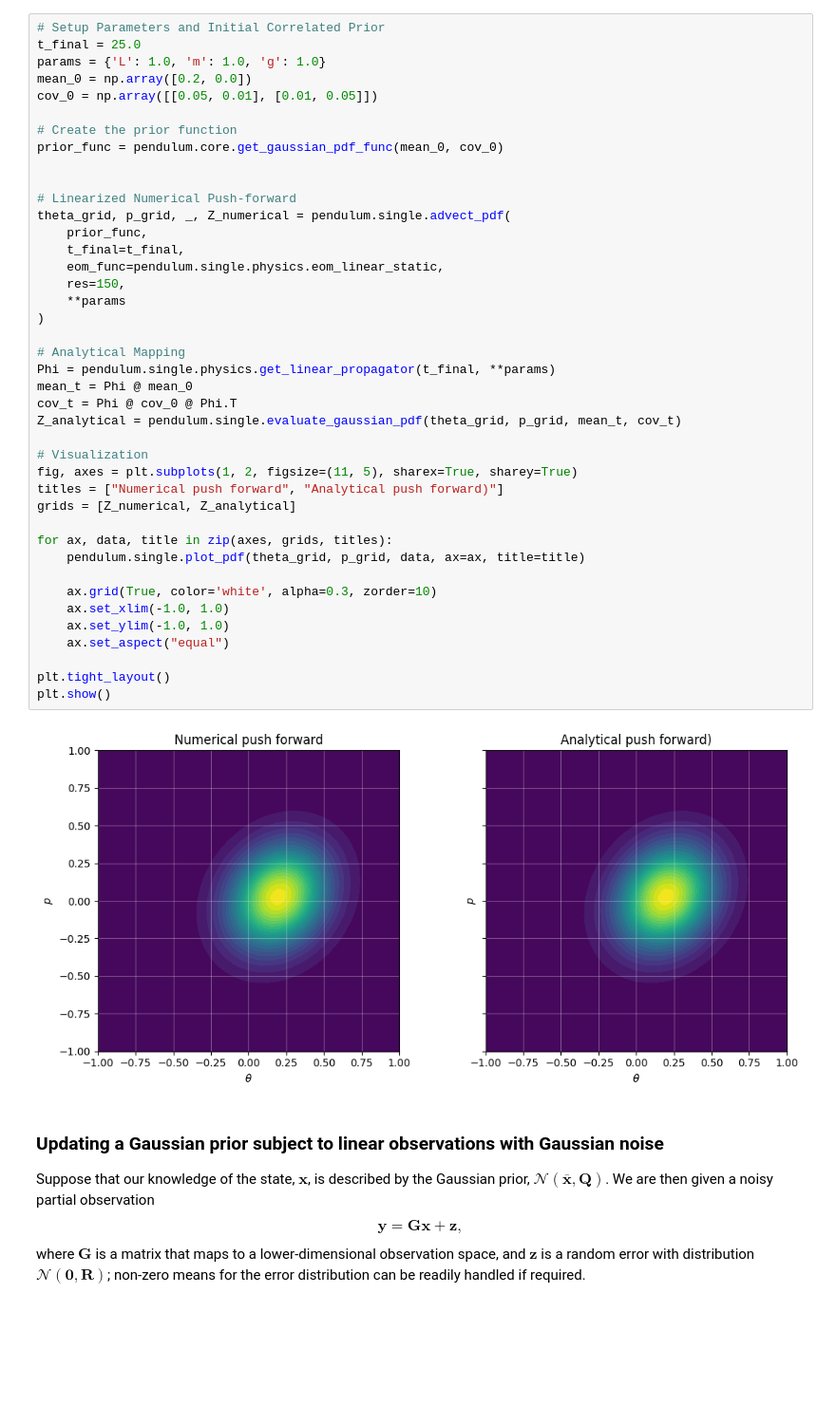
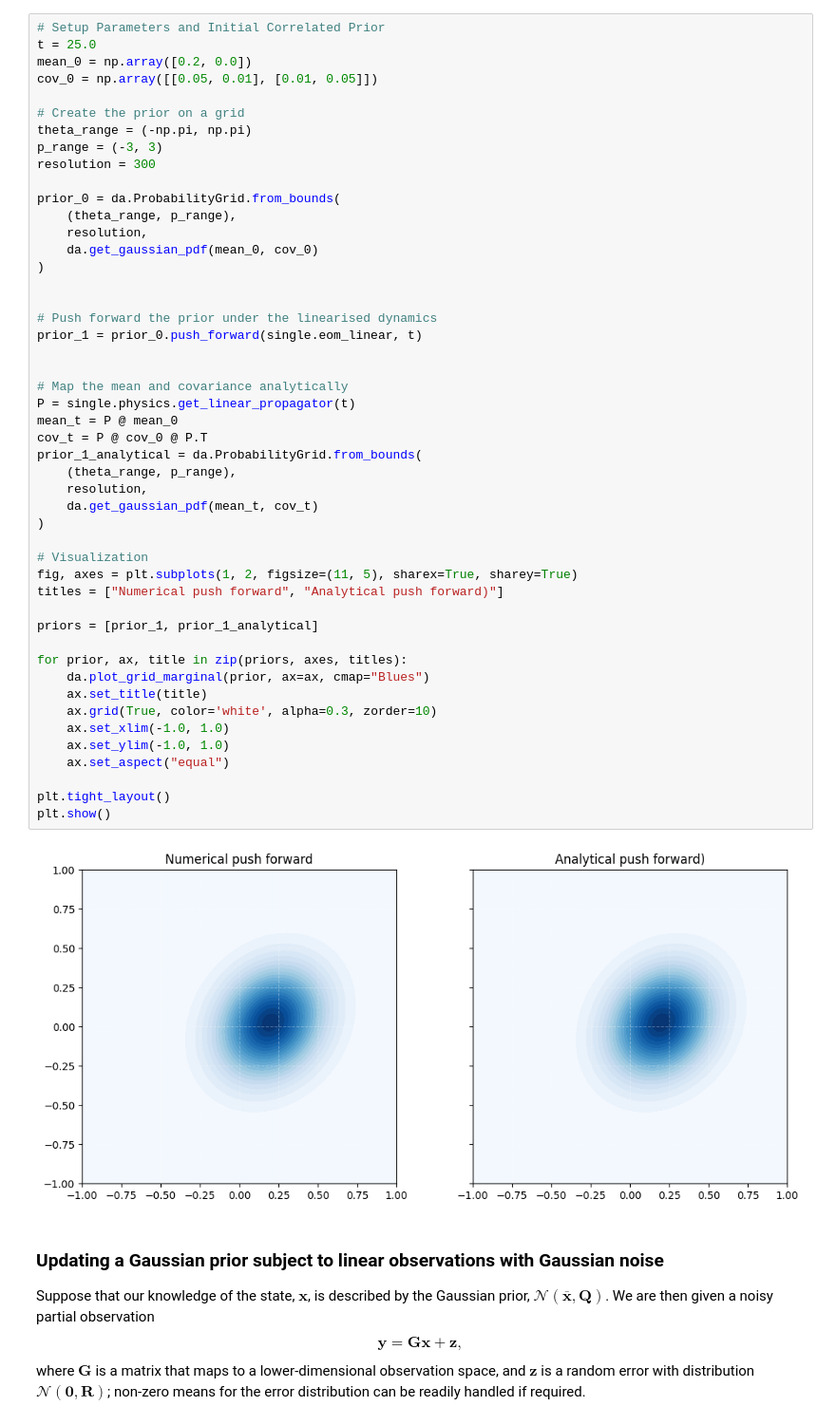
Before and after one commit to da380/pygeoinf, a Jupyter notebook: rough_work/lecture2.ipynb, the cells around one changed output. Shown at 95% size. Saved outputs shown, nothing was run; the diff lists cells and outputs as text; blank space fills up the shorter version.

```diff
--- a/rough_work/lecture2.ipynb
+++ b/rough_work/lecture2.ipynb
@@ -318,46 +288,53 @@ two PDFs are plotted side by side and we can see that they look identical. The n
 # %%
 # Setup Parameters and Initial Correlated Prior
-t_final = 25.0
-params = {'L': 1.0, 'm': 1.0, 'g': 1.0}
+t = 25.0
 mean_0 = np.array([0.2, 0.0])
 cov_0 = np.array([[0.05, 0.01], [0.01, 0.05]])
 
-# Create the prior function
-prior_func = pendulum.core.get_gaussian_pdf_func(mean_0, cov_0)
+# Create the prior on a grid
+theta_range = (-np.pi, np.pi)
+p_range = (-3, 3)
+resolution = 300
+
+prior_0 = da.ProbabilityGrid.from_bounds(
+    (theta_range, p_range),
+    resolution,
+    da.get_gaussian_pdf(mean_0, cov_0)
+)
 
 
-# Linearized Numerical Push-forward
-theta_grid, p_grid, _, Z_numerical = pendulum.single.advect_pdf(
-    prior_func,
-    t_final=t_final,
-    eom_func=pendulum.single.physics.eom_linear_static,
-    res=150,
-    **params
+# Push forward the prior under the linearised dynamics
+prior_1 = prior_0.push_forward(single.eom_linear, t)
+
+
+# Map the mean and covariance analytically
+P = single.physics.get_linear_propagator(t)
+mean_t = P @ mean_0
+cov_t = P @ cov_0 @ P.T
+prior_1_analytical = da.ProbabilityGrid.from_bounds(
+    (theta_range, p_range),
+    resolution,
+    da.get_gaussian_pdf(mean_t, cov_t)
 )
-
-# Analytical Mapping
-Phi = pendulum.single.physics.get_linear_propagator(t_final, **params)
-mean_t = Phi @ mean_0
-cov_t = Phi @ cov_0 @ Phi.T
-Z_analytical = pendulum.single.evaluate_gaussian_pdf(theta_grid, p_grid, mean_t, cov_t)
 
 # Visualization
 fig, axes = plt.subplots(1, 2, figsize=(11, 5), sharex=True, sharey=True)
 titles = ["Numerical push forward", "Analytical push forward)"]
-grids = [Z_numerical, Z_analytical]
 
-for ax, data, title in zip(axes, grids, titles):
-    pendulum.single.plot_pdf(theta_grid, p_grid, data, ax=ax, title=title)
+priors = [prior_1, prior_1_analytical]
 
+for prior, ax, title in zip(priors, axes, titles):
+    da.plot_grid_marginal(prior, ax=ax, cmap="Blues")
+    ax.set_title(title)
     ax.grid(True, color='white', alpha=0.3, zorder=10)
     ax.set_xlim(-1.0, 1.0)
     ax.set_ylim(-1.0, 1.0)
     ax.set_aspect("equal")
 
 plt.tight_layout()
 plt.show()
 # %% [output]
-[figure, old version]
+[figure, new version]
 # %% [markdown]
 ### Updating a Gaussian prior subject to linear observations with Gaussian noise
 
```
Also changed, not shown: parts of 7 cells of this notebook, 6 other files.
